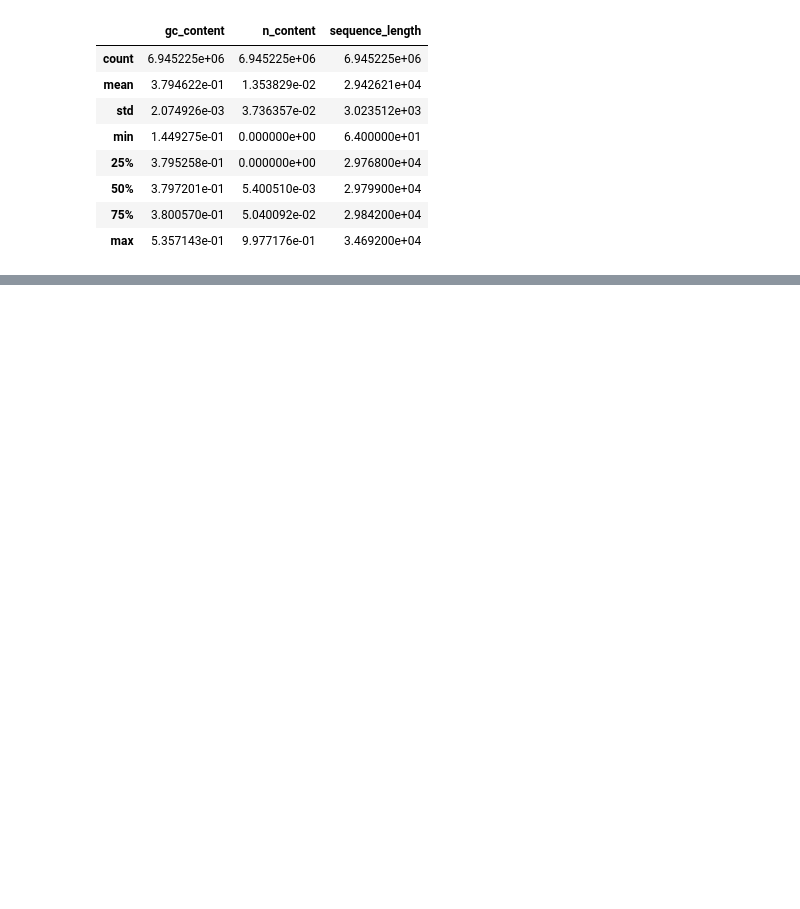
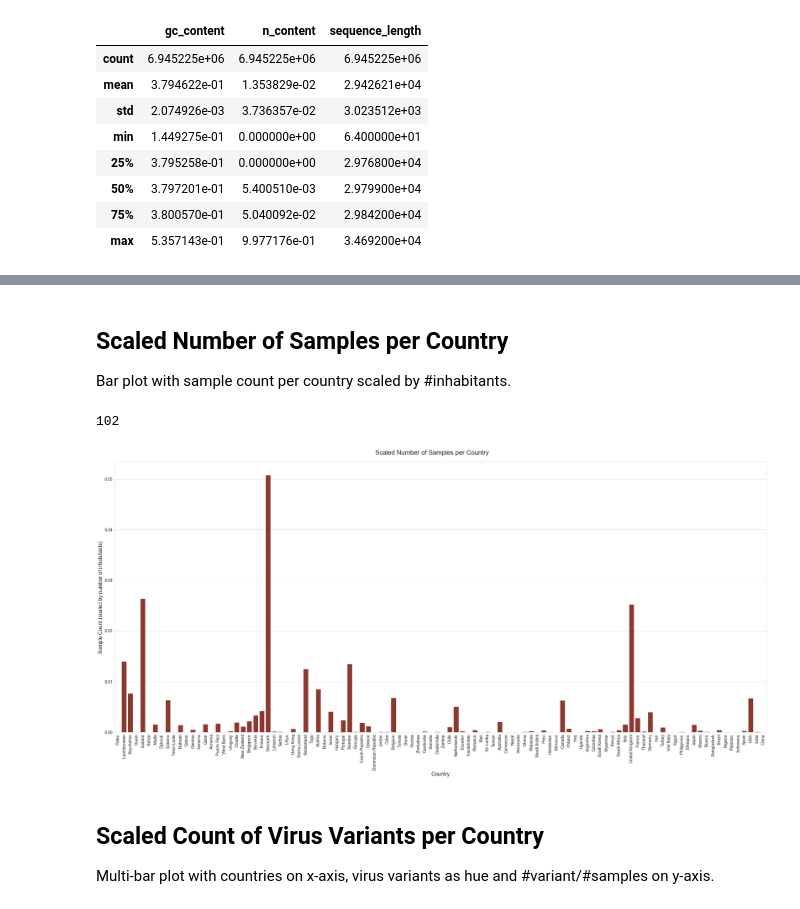
Before and after one commit to ninaihde/sampling-bias-cov19, a Jupyter notebook: src/GISAID_analysis/create_general_insights.ipynb, the cells around one changed output, grey strips where cells are left out. Drawn from its saved outputs; the diff is of its cells as text; code cells hidden in the pictures; blank space fills up the shorter version.

Commit message:
GISAID bar plots: scaled sample count + variant count per country

```diff
--- a/src/GISAID_analysis/create_general_insights.ipynb
+++ b/src/GISAID_analysis/create_general_insights.ipynb
@@ -2,7 +2,9 @@
 # GISAID Metadata - General Insights
 # %%
 import dask.dataframe as dd
+import pandas as pd
 
 gisaid_metadata = dd.read_csv('../../data/gisaid_metadata_preprocessed.csv')
+gisaid_metadata = gisaid_metadata.compute()
 gisaid_metadata.info()  # -> 21 columns: 15 string, 3 bool, 2 float & 1 integer
 # %% [output]
@@ -63,0 +106,62 @@ Name: covv_variant, dtype: int64
+# %% [markdown]
+## Scaled Number of Samples per Country
+
+Bar plot with sample count per country scaled by #inhabitants.
+# %%
+plotdata = gisaid_metadata.copy(deep=True)
+# %%
+import json
+
+with open('../helper_dicts/country_inhabitants.json') as f:
+    country_inhabitants_map = json.load(f)
+
+# Reduce 206 countries to 102 countries known in map
+plotdata = plotdata[plotdata['country'].isin(list(country_inhabitants_map.keys()))]
+plotdata['country'].nunique()
+# %% [output]
+102
+# %%
+import matplotlib.pyplot as plt
+import seaborn as sns
+
+# Sort map by number of inhabitants + avoid plotting bar for "unknown" entry
+country_inhabitants_map_sorted = list(country_inhabitants_map.items())
+country_inhabitants_map_sorted.sort(key=lambda pair: pair[1])
+country_inhabitants_map_sorted.remove(('Unknown', 0))
+
+# Only take countries with at least 500 samples
+plotdata_reduced = plotdata[plotdata['country'].map(plotdata['country'].value_counts()) >= 500]
+
+# Create barplot with sample count per country
+sns.set_style('whitegrid')
+fig, ax = plt.subplots(figsize=(32, 16))
+sns.countplot(data=plotdata_reduced,
+              x='country',
+              color='#9B2D1F',  # set custom red
+              order=list(zip(*country_inhabitants_map_sorted))[0])  # get sorted countries
+
+fig.suptitle('Scaled Number of Samples per Country\n', fontsize=22)
+plt.xlabel('Country', fontsize=18)
+plt.ylabel('Sample Count (scaled by number of inhabitants)', fontsize=18)
+plt.xticks(fontsize=14, rotation=90)
+plt.yticks(fontsize=14)
+
+# Scale height of bars with number of inhabitants per country
+max_y = 0
+for i, bar in enumerate(ax.patches):
+    country = ax.get_xticklabels()[i].get_text()
+    new_height = bar.get_height() / country_inhabitants_map[country]
+    bar.set_height(new_height)
+
+    max_y = max(max_y, new_height)
+plt.gca().set_ylim([0, max_y + (max_y / 20)])
+
+plt.tight_layout()
+plt.savefig('../../plots/GISAID/country_counts_scaled_by_nr_inhabitants.png', dpi=300)
+plt.close()
+# %% [output]
+[figure, added]
+# %% [markdown]
+## Scaled Count of Virus Variants per Country
+
+Multi-bar plot with countries on x-axis, virus variants as hue and #variant/#samples on y-axis.
```
Also changed, not shown: parts of 12 cells of this notebook, 3 other files.
